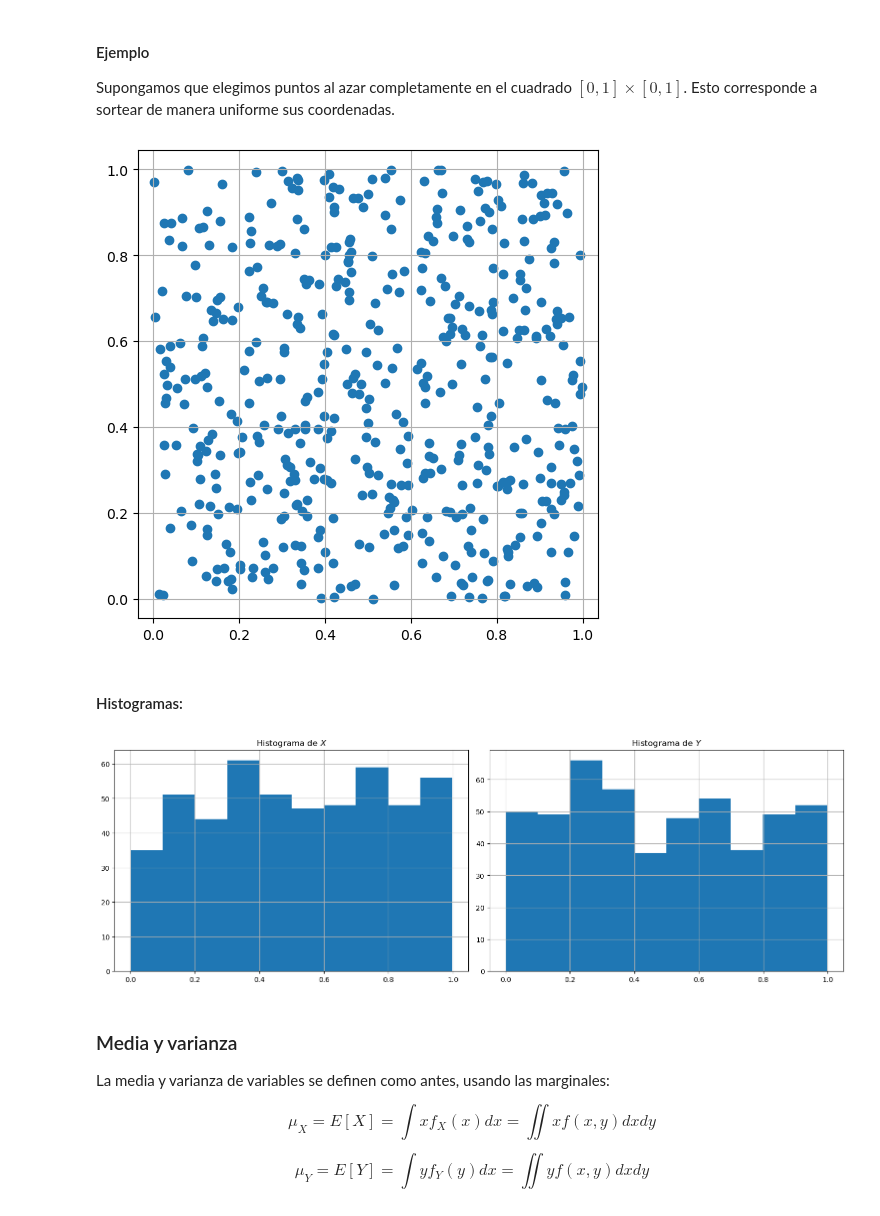
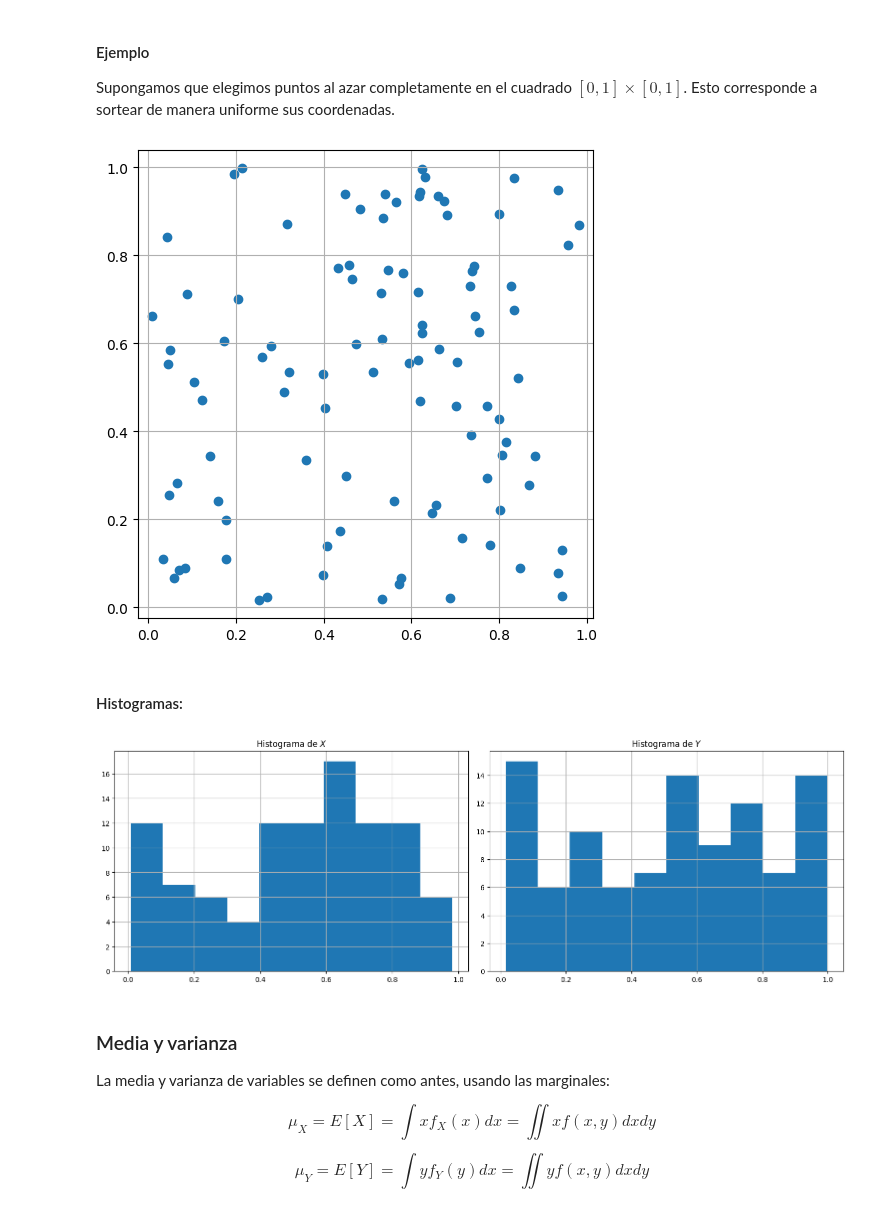
Before and after one commit to aferragu/curso_series_temporales, a Jupyter notebook: 1- Introduccion/Analisis de Series Temporales. Medidas de dependencia.ipynb, the cells around one changed output. Cells and saved outputs as stored; diff of their text form; code cells hidden in the pictures.

```diff
--- a/1- Introduccion/Analisis de Series Temporales. Medidas de dependencia.ipynb
+++ b/1- Introduccion/Analisis de Series Temporales. Medidas de dependencia.ipynb
@@ -55,14 +55,14 @@ Por ejemplo, si $(X,Y)\sim f(x,y)$ entonces:
 Supongamos que elegimos puntos al azar completamente en el cuadrado $[0,1]\times[0,1]$. Esto corresponde a sortear de manera uniforme sus coordenadas.
 # %%
 ## sorteo uniforme las coordenadas
-X=np.random.uniform(size=500) #500 puntos entre 0 y 1 uniformes
-Y=np.random.uniform(size=500) #500 puntos más para la otra coordenada
+X=np.random.uniform(size=100) #500 puntos entre 0 y 1 uniformes
+Y=np.random.uniform(size=100) #500 puntos más para la otra coordenada
 
 plt.figure(figsize=(5,5))
 plt.scatter(X,Y)
 plt.axis("equal");  #dibuja ambas componentes en la misma escala
 # %% [output]
-[figure, old version]
+[figure, new version]
 # %% [markdown]
 #### Histogramas:
 # %%
@@ -73,7 +73,7 @@ plt.subplot(1,2,2)
 plt.hist(Y)
 plt.title(r"Histograma de $Y$");
 # %% [output]
-[figure, old version]
+[figure, new version]
 # %% [markdown]
 ### Media y varianza
 
```
Also changed, not shown: parts of 1 cell of this notebook, 1 other file.
